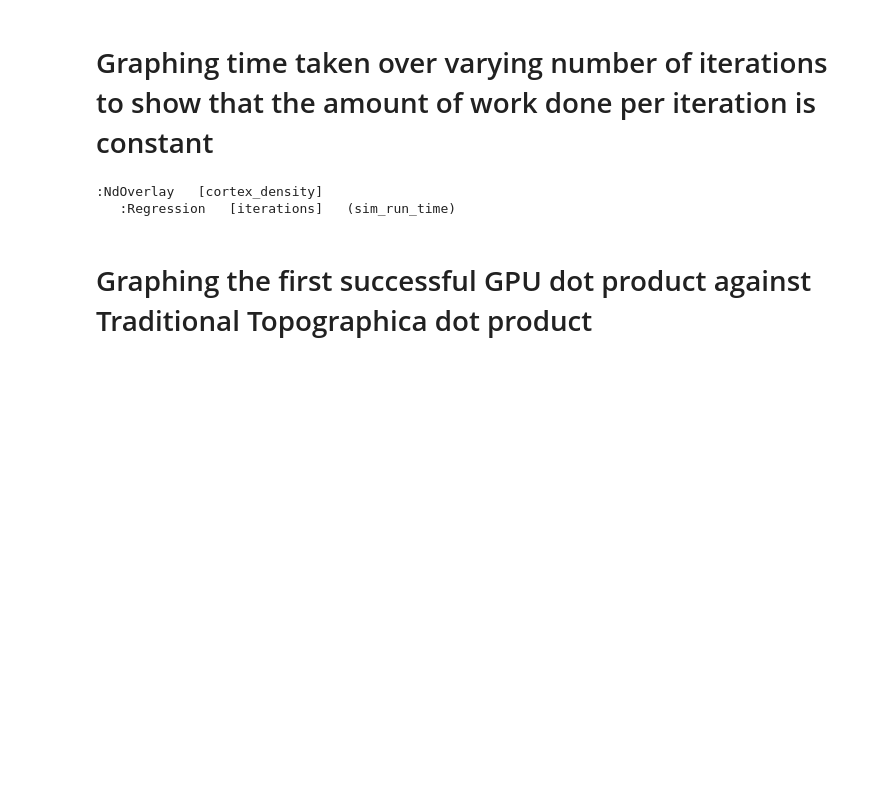
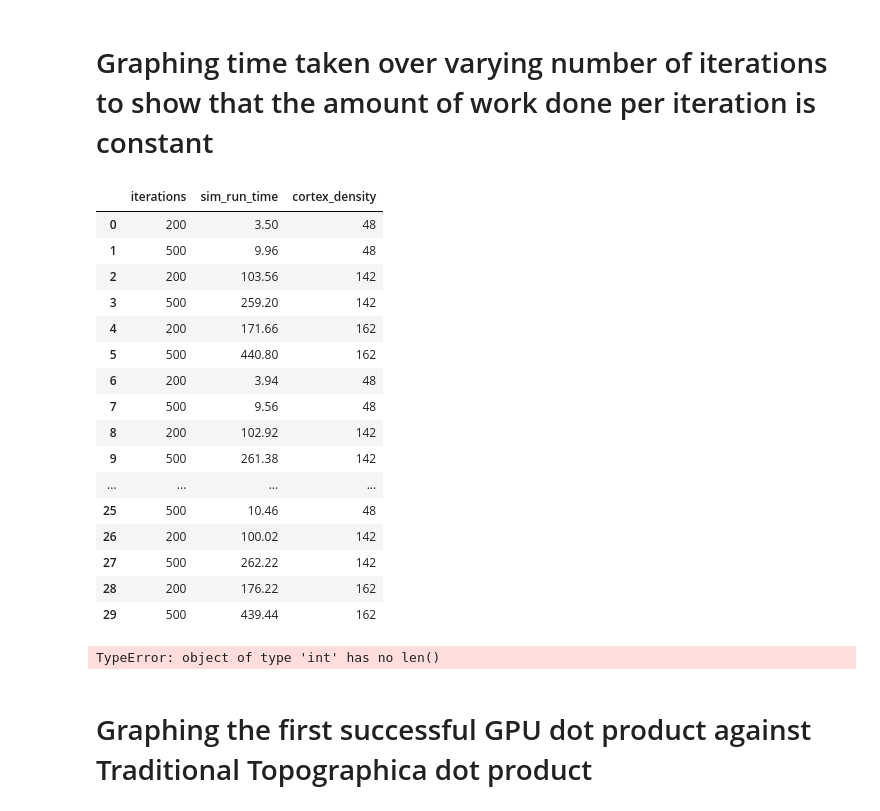
Before and after one commit to ioam/topographica, a Jupyter notebook: Benchmark_example.ipynb, the cells around one changed output. Drawn from its saved outputs; the diff is of its cells as text; code cells hidden in the pictures; blank space fills up the shorter version.

```diff
--- a/Benchmark_example.ipynb
+++ b/Benchmark_example.ipynb
@@ -123,11 +143,28 @@ work_per_iteration = DFrame(mini_timings.dframe)
+# %%
+mini_timings.dframe[['iterations', 'sim_run_time', 'cortex_density']]
+# %% [output]
+|  | iterations | sim_run_time | cortex_density |
+| 0 | 200 | 3.50 | 48 |
+| 1 | 500 | 9.96 | 48 |
+| 2 | 200 | 103.56 | 142 |
+| 3 | 500 | 259.20 | 142 |
+| 4 | 200 | 171.66 | 162 |
+| 5 | 500 | 440.80 | 162 |
+| 6 | 200 | 3.94 | 48 |
+| 7 | 500 | 9.56 | 48 |
+| 8 | 200 | 102.92 | 142 |
+| 9 | 500 | 261.38 | 142 |
+| ... | ... | ... | ... |
+| 25 | 500 | 10.46 | 48 |
+| 26 | 200 | 100.02 | 142 |
+| 27 | 500 | 262.22 | 142 |
+| 28 | 200 | 176.22 | 162 |
+| 29 | 500 | 439.44 | 162 |
 # %%
-%%opts Regression [apply_databounds=True]
-
-
-work_per_iteration.regression('iterations', 'sim_run_time', extents=(0, 0, 550, 550), mdims=['cortex_density'], reduce_fn=np.mean).overlay(['cortex_density'])
+%%opts Regression [show_legend=True apply_databounds=True]
+Regression(work_per_iteration, key_dimensions=['iterations'], value_dimensions=['sim_run_time'], extents=(0, 0, 550, 550), mdims=['cortex_density'], reduce_fn=np.mean)
 # %% [output]
-:NdOverlay   [cortex_density]
-   :Regression   [iterations]   (sim_run_time)
+TypeError: object of type 'int' has no len()
 # %% [markdown]
 # Graphing the first successful GPU dot product against Traditional Topographica dot product
 # %%
```
Also changed, not shown: parts of 16 cells of this notebook.
